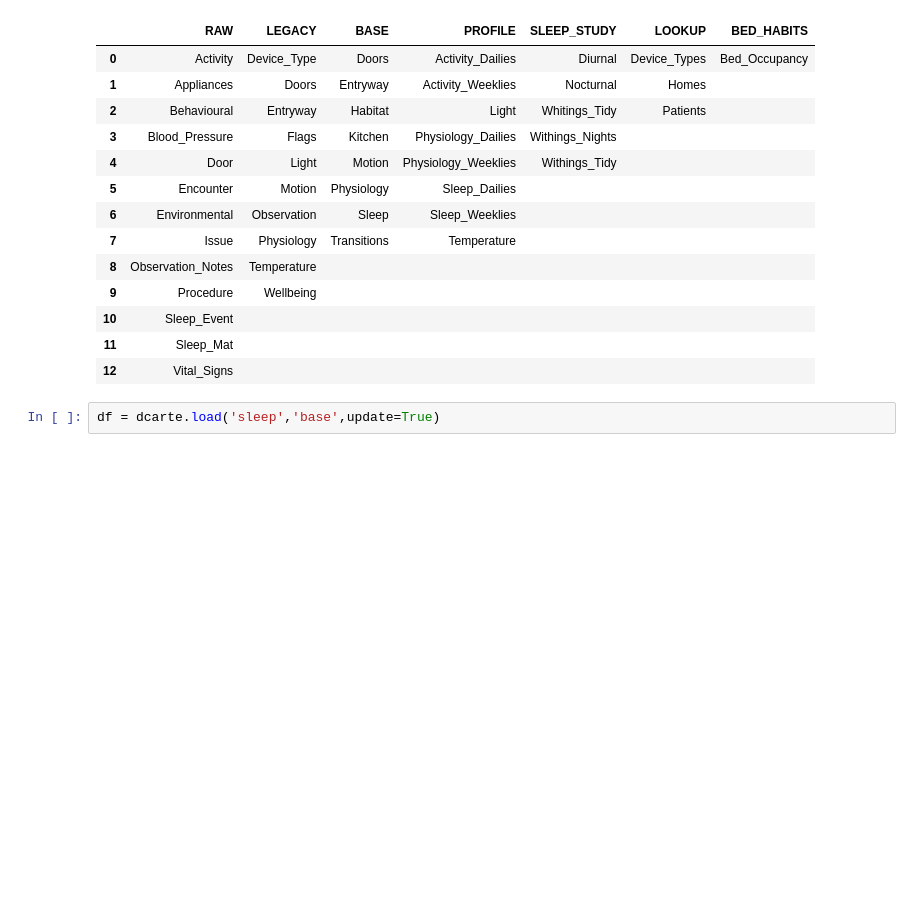
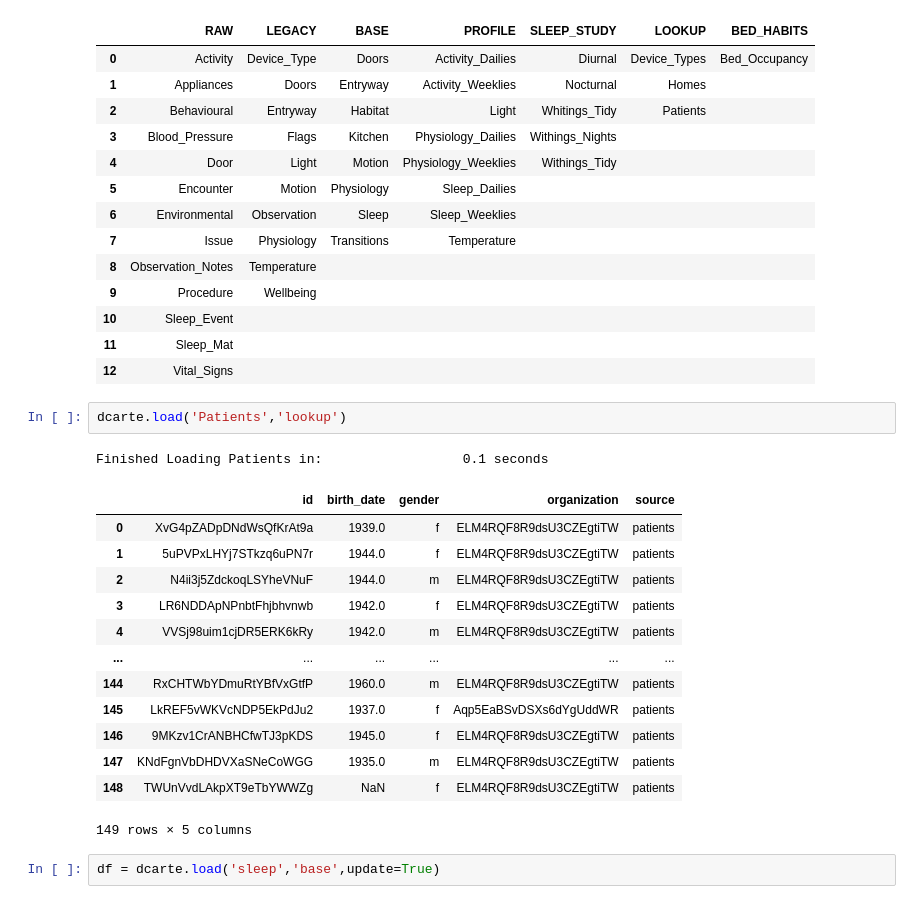
Before and after one commit to esoreq/dcarte, a Jupyter notebook: examples/bed_habits/bed_occupancy.ipynb, the cells around one changed output. Cells and saved outputs as stored; diff of their text form; blank space fills up the shorter version.

```diff
--- a/examples/bed_habits/bed_occupancy.ipynb
+++ b/examples/bed_habits/bed_occupancy.ipynb
@@ -36,6 +54,23 @@ dcarte.domains()
 | 10 | Sleep_Event |  |  |  |  |  |  |
 | 11 | Sleep_Mat |  |  |  |  |  |  |
 | 12 | Vital_Signs |  |  |  |  |  |  |
+# %%
+dcarte.load('Patients','lookup')
+# %% [output]
+Finished Loading Patients in:                  0.1 seconds
+|  | id | birth_date | gender | organization | source |
+| 0 | XvG4pZADpDNdWsQfKrAt9a | 1939.0 | f | ELM4RQF8R9dsU3CZEgtiTW | patients |
+| 1 | 5uPVPxLHYj7STkzq6uPN7r | 1944.0 | f | ELM4RQF8R9dsU3CZEgtiTW | patients |
+| 2 | N4ii3j5ZdckoqLSYheVNuF | 1944.0 | m | ELM4RQF8R9dsU3CZEgtiTW | patients |
+| 3 | LR6NDDApNPnbtFhjbhvnwb | 1942.0 | f | ELM4RQF8R9dsU3CZEgtiTW | patients |
+| 4 | VVSj98uim1cjDR5ERK6kRy | 1942.0 | m | ELM4RQF8R9dsU3CZEgtiTW | patients |
+| ... | ... | ... | ... | ... | ... |
+| 144 | RxCHTWbYDmuRtYBfVxGtfP | 1960.0 | m | ELM4RQF8R9dsU3CZEgtiTW | patients |
+| 145 | LkREF5vWKVcNDP5EkPdJu2 | 1937.0 | f | Aqp5EaBSvDSXs6dYgUddWR | patients |
+| 146 | 9MKzv1CrANBHCfwTJ3pKDS | 1945.0 | f | ELM4RQF8R9dsU3CZEgtiTW | patients |
+| 147 | KNdFgnVbDHDVXaSNeCoWGG | 1935.0 | m | ELM4RQF8R9dsU3CZEgtiTW | patients |
+| 148 | TWUnVvdLAkpXT9eTbYWWZg | NaN | f | ELM4RQF8R9dsU3CZEgtiTW | patients |
+149 rows × 5 columns
 # %%
 df = dcarte.load('sleep','base',update=True)
 # %% [output]
```
Also changed, not shown: parts of 3 cells of this notebook, 7 other files.
